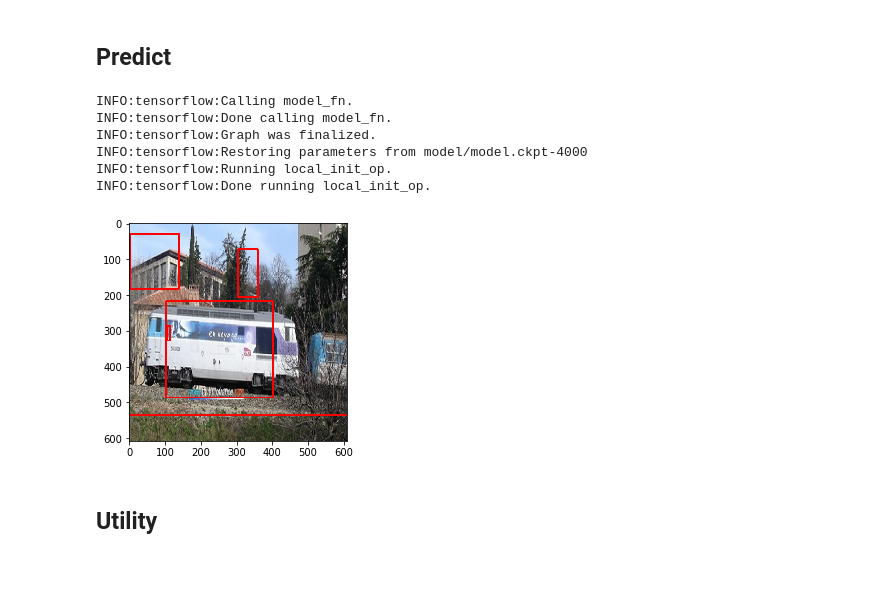
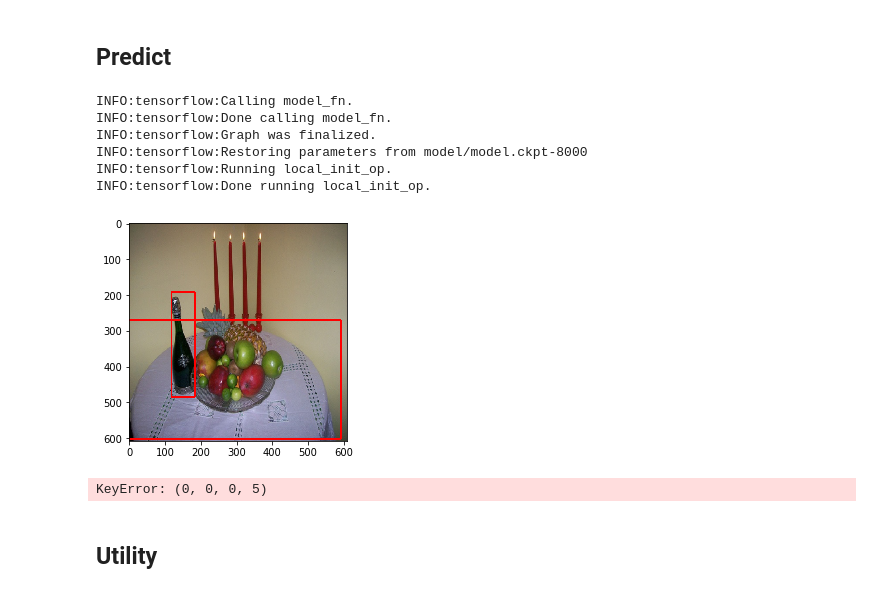
Before and after one commit to pmkalshetti/object_detection_old, a Jupyter notebook: object_detection_main.ipynb, the cells around one changed output. Saved outputs shown, nothing was run; the diff lists cells and outputs as text; code cells hidden in the pictures.

```diff
--- a/object_detection_main.ipynb
+++ b/object_detection_main.ipynb
@@ -15,8 +15,8 @@ DATA_TRAIN = glob('./'+DIR_TFRECORDS+'/*.tfrecords')
 NUM_OBJECTS = 20
 MAX_DETECTIONS_PER_IMAGE = 20
 
-GRID_SIZE = 608#32
-GRID_H, GRID_W = 1,1#19, 19
+GRID_SIZE = 304#32
+GRID_H, GRID_W = 2,2#19, 19
 
 ANCHORS_NORMALIZED = np.array(
     [
@@ -43,7 +43,7 @@ THRESHOLD_OUT_PROB = 0.5
 THRESHOLD_IOU_NMS = 0.5
 
 NUM_EPOCHS = 10
-BATCH_SIZE = 8
+BATCH_SIZE = 1
 MODEL_DIR = 'model'
 
 DEBUG = False
@@ -258,6 +318,10 @@ def model_fn(features, labels, mode, params):
     x = tf.layers.dense(x, 256, activation=tf.nn.relu, kernel_initializer=tf.glorot_uniform_initializer())
     x = tf.layers.dense(x, 256, activation=tf.nn.relu, kernel_initializer=tf.glorot_uniform_initializer())
     x = tf.layers.dense(x, 256, activation=tf.nn.relu, kernel_initializer=tf.glorot_uniform_initializer())
+    x = tf.layers.dense(x, 256, activation=tf.nn.relu, kernel_initializer=tf.glorot_uniform_initializer())
+    x = tf.layers.dense(x, 256, activation=tf.nn.relu, kernel_initializer=tf.glorot_uniform_initializer())
+    x = tf.layers.dense(x, 256, activation=tf.nn.relu, kernel_initializer=tf.glorot_uniform_initializer())
+    x = tf.layers.dense(x, 256, activation=tf.nn.relu, kernel_initializer=tf.glorot_uniform_initializer())
     x = tf.layers.dense(x, GRID_H*GRID_W*NUM_ANCHORS*(5+NUM_OBJECTS))
     predictions = tf.reshape(x, [-1, GRID_H, GRID_W, NUM_ANCHORS, 5+NUM_OBJECTS])
 
@@ -281,12 +345,12 @@ def model_fn(features, labels, mode, params):
 
     ## PREDICT
     if mode == tf.estimator.ModeKeys.PREDICT:
-
-        outputs = {
+        outputs = predictions2outputs(predictions)
+        outputs_dict = {
             'imgs': imgs,
-            'predictions': predictions
+            'outputs': outputs
         }
-        return tf.estimator.EstimatorSpec(mode, predictions=outputs)
+        return tf.estimator.EstimatorSpec(mode, predictions=outputs_dict)
 
     # compute loss
     with tf.name_scope('Loss'):
@@ -355,24 +419,26 @@ INFO:tensorflow:Loss for final step: 0.0088434685.
 # %% [markdown]
 ## Predict
 # %%
+# TODO: map_fn for get_get_filtered_predictions needs return elements to be padded
+BATCH_SIZE = 1
 predictions = model.predict(input_fn=lambda: input_fn_predict(DATA_TRAIN))
 
-idx = 1
+idx = 40
 iteration = 0
 for p in predictions:
-    img, p = p['imgs'], p['predictions']
+    i, o = p['imgs'], p['outputs']
     if iteration == idx:
         break
     iteration += 1
 
-img = draw_adjusted_anchors(img, p, 'pred')
+img = draw_output(i, o)
 plt.imshow(img)
 plt.show()
 # %% [output]
 INFO:tensorflow:Calling model_fn.
 INFO:tensorflow:Done calling model_fn.
 INFO:tensorflow:Graph was finalized.
-INFO:tensorflow:Restoring parameters from model/model.ckpt-4000
+INFO:tensorflow:Restoring parameters from model/model.ckpt-8000
 INFO:tensorflow:Running local_init_op.
 INFO:tensorflow:Done running local_init_op.
-[figure, old version]
+[figure, new version]
@@ -382,3 +456,9 @@ print(p[0,0,:,0:5])
+# %%
+img = draw_adjusted_anchors(img, p, 'pred')
+plt.imshow(img)
+plt.show()
+# %% [output]
+KeyError: (0, 0, 0, 5)
 # %% [markdown]
 ## Utility
 # %%
```
Also changed, not shown: parts of 10 cells of this notebook, 1 other file.
